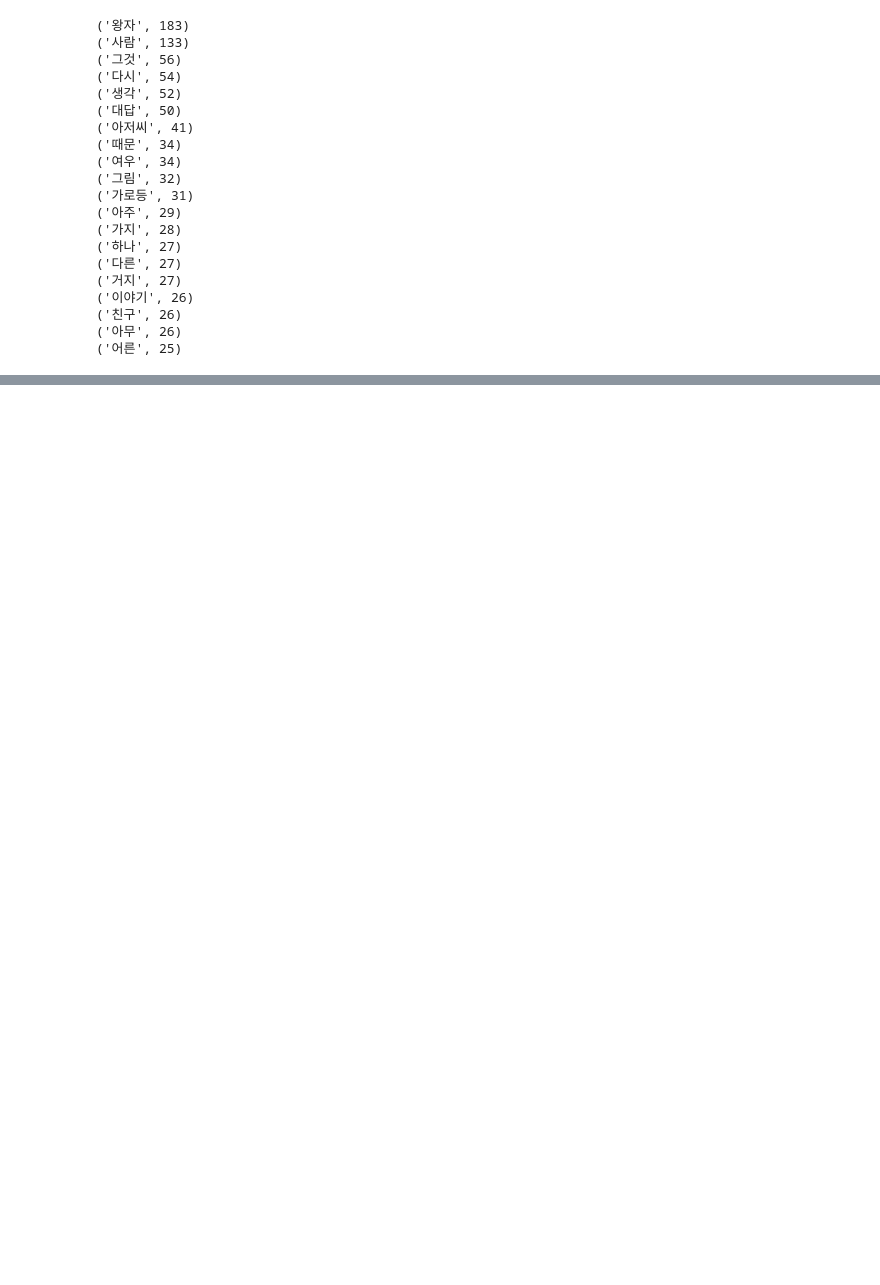
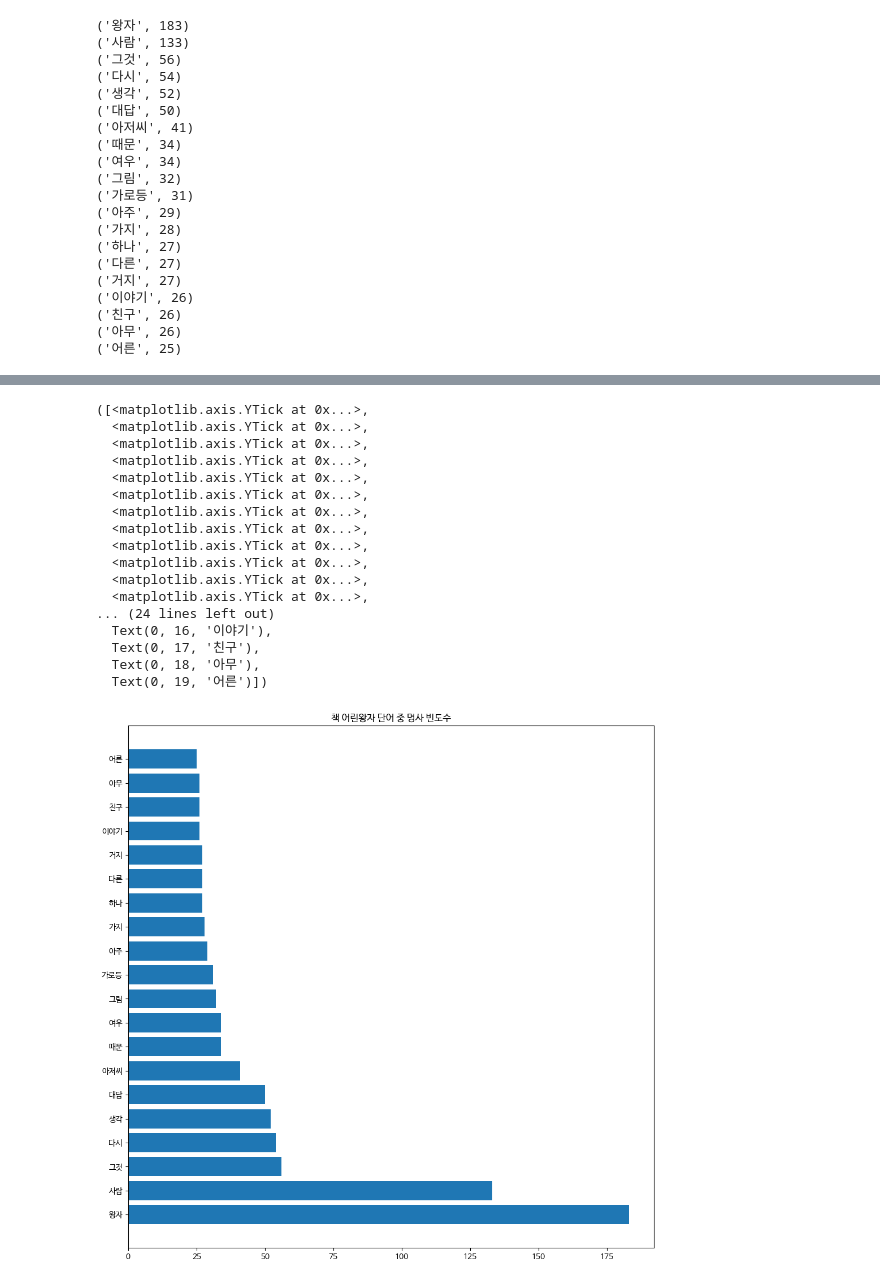
Before and after one commit to momopmkr/momo, a Jupyter notebook: 어린왕자_책_명사_빈도수_상위_20개_구하기_안은영_ipynb의_사본의_사본.ipynb, the cells around one changed output, grey strips where cells are left out. Drawn from its saved outputs; the diff is of its cells as text; code cells hidden in the pictures; blank space fills up the shorter version.

```diff
--- a/어린왕자_책_명사_빈도수_상위_20개_구하기_안은영_ipynb의_사본의_사본.ipynb
+++ b/어린왕자_책_명사_빈도수_상위_20개_구하기_안은영_ipynb의_사본의_사본.ipynb
@@ -120,0 +142,41 @@ wc.to_file(f'./sample_data/어린왕자_워드클라우드.png')
+# %%
+import matplotlib as mpl
+import matplotlib.pyplot as plt
+import matplotlib.font_manager as fm
+
+# 높은 해상도로 ﻿폰트 주변이 흐릿하게 보이는 것을 방지
+%config InlineBamkend.figure_format = 'retina'
+
+# matplotlib가 사용하는 폰트 경로 확인
+fontpath = '/usr/share/fonts/truetype/nanum/NanumBarunGothic.ttf'
+
+# 폰트 경로를 전달해 폰트이름을 가져옴
+font_name = fm.FontProperties(fname=fontpath, size=10).get_name()
+
+# matplotlib가 사용할 글꼴을 나눔바른고딕으로 변경
+plt.rc('font', family=font_name)
+# %%
+plt.figure(figsize=(12, 12))               # 이미지 사이즈를 설정하고 이미지 생성
+y_height = range(0, len(noun_list))       # y축 높이 지정
+plt.barh(y_height,dict(noun_list).values())     # 수평막대 그리기
+plt.title("책 어린왕자 단어 중 명사 빈도수")      #  차트 제목 설정
+plt.yticks(y_height, dict(noun_list).keys())     #  y축 틱에 label 붙이기
+# %% [output]
+([<matplotlib.axis.YTick at 0x...>,
+  <matplotlib.axis.YTick at 0x...>,
+  <matplotlib.axis.YTick at 0x...>,
+  <matplotlib.axis.YTick at 0x...>,
+  <matplotlib.axis.YTick at 0x...>,
+  <matplotlib.axis.YTick at 0x...>,
+  <matplotlib.axis.YTick at 0x...>,
+  <matplotlib.axis.YTick at 0x...>,
+  <matplotlib.axis.YTick at 0x...>,
+  <matplotlib.axis.YTick at 0x...>,
+  <matplotlib.axis.YTick at 0x...>,
+  <matplotlib.axis.YTick at 0x...>,
+... (24 lines left out)
+  Text(0, 16, '이야기'),
+  Text(0, 17, '친구'),
+  Text(0, 18, '아무'),
+  Text(0, 19, '어른')])
+[figure, added]
```
Also changed, not shown: parts of 9 cells of this notebook.
